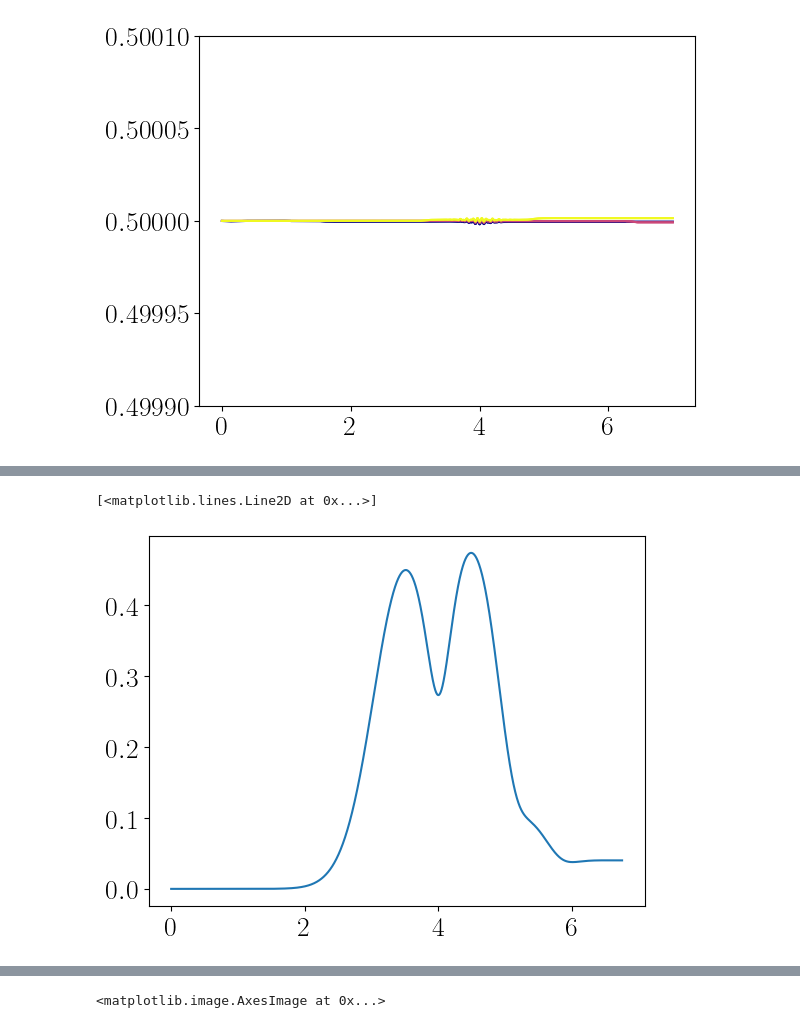
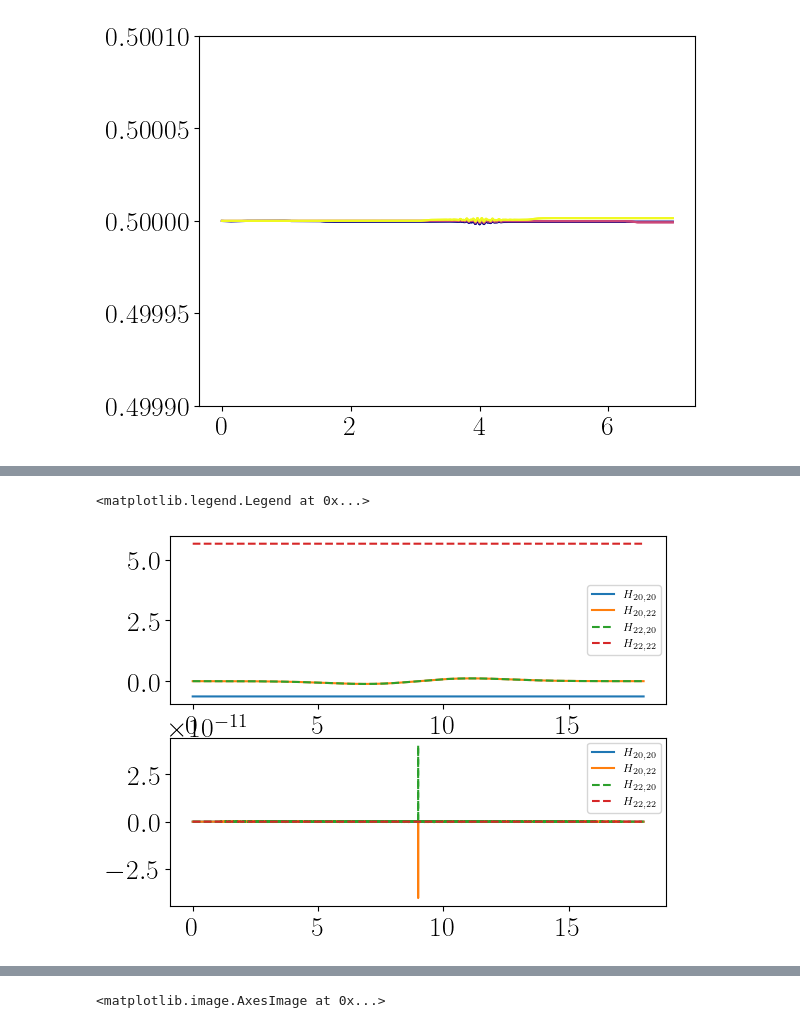
Before and after one commit to howbgl/Floquet_Dirac_ttp, a Jupyter notebook: Paper_LinearDirac.ipynb, the cells around one changed output, grey strips where cells are left out. Saved outputs shown, nothing was run; the diff lists cells and outputs as text; code cells hidden in the pictures.

```diff
--- a/Paper_LinearDirac.ipynb
+++ b/Paper_LinearDirac.ipynb
@@ -269,5 +293,19 @@ ax.plot(ts, np.abs(ct[:,22]))
-# %%
-plt.plot(ts, np.abs(ct[:,22]))
-# %% [output]
-[<matplotlib.lines.Line2D at 0x...>]
-[figure, removed]
+# %%
+fig, axs = plt.subplots(2,1)
+
+ax = axs[0]
+ax.plot(ts3[:-1],np.real(ifs_hamiltonians[:,20,20]), label=r'$H_{20,20}$')
+ax.plot(ts3[:-1],np.real(ifs_hamiltonians[:,20,22]), label=r'$H_{20,22}$')
+ax.plot(ts3[:-1],np.real(ifs_hamiltonians[:,22,20]), '--', label=r'$H_{22,20}$')
+ax.plot(ts3[:-1],np.real(ifs_hamiltonians[:,22,22]), '--', label=r'$H_{22,22}$')
+ax.legend(fontsize=8)
+
+ax = axs[1]
+ax.plot(ts3[:-1],np.imag(ifs_hamiltonians[:,20,20]), label=r'$H_{20,20}$')
+ax.plot(ts3[:-1],np.imag(ifs_hamiltonians[:,20,22]), label=r'$H_{20,22}$')
+ax.plot(ts3[:-1],np.imag(ifs_hamiltonians[:,22,20]), '--', label=r'$H_{22,20}$')
+ax.plot(ts3[:-1],np.imag(ifs_hamiltonians[:,22,22]), '--', label=r'$H_{22,22}$')
+ax.legend(fontsize=8)
+# %% [output]
+<matplotlib.legend.Legend at 0x...>
+[figure, added]
```
Also changed, not shown: parts of 12 cells of this notebook, 2 other files.
